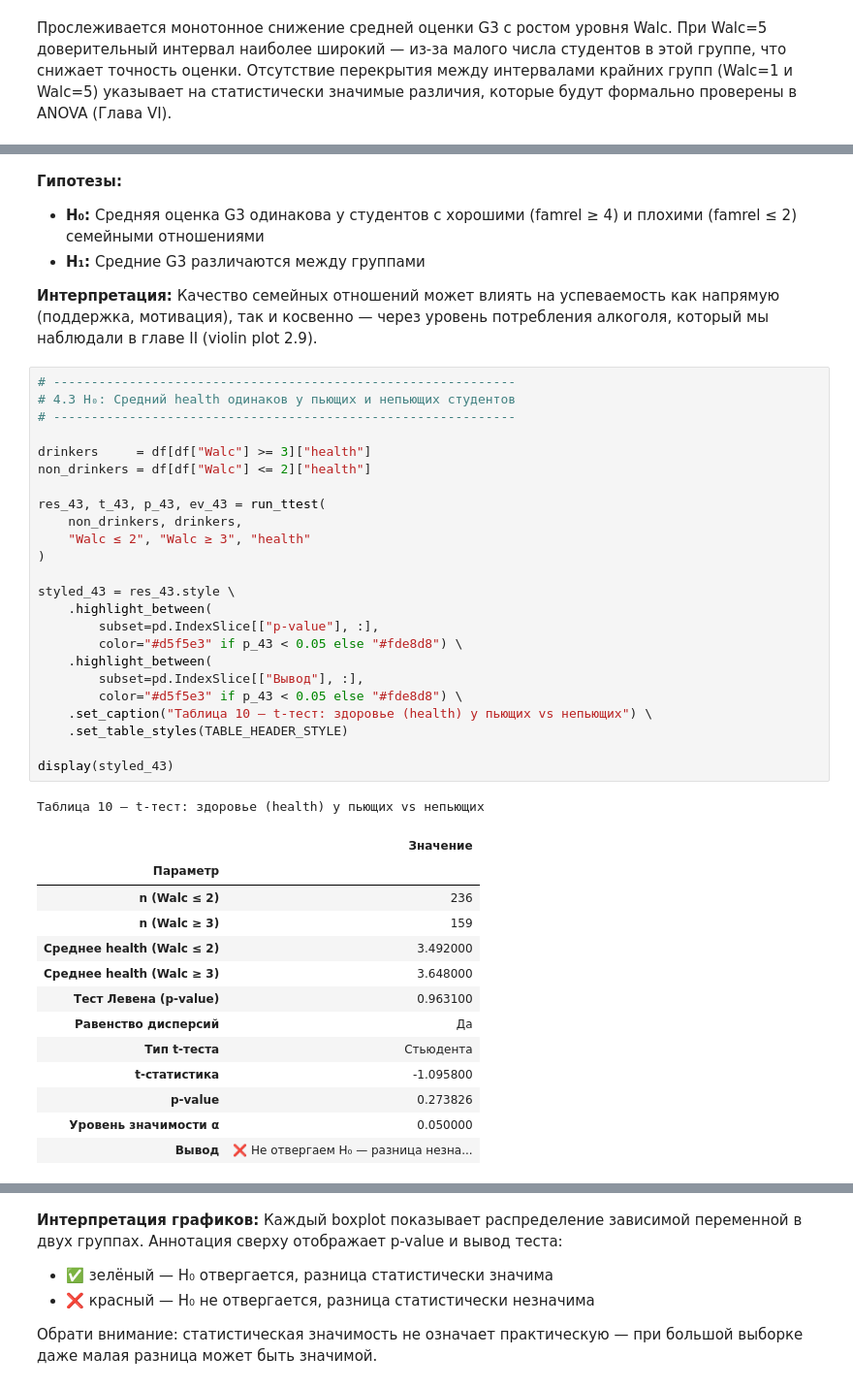
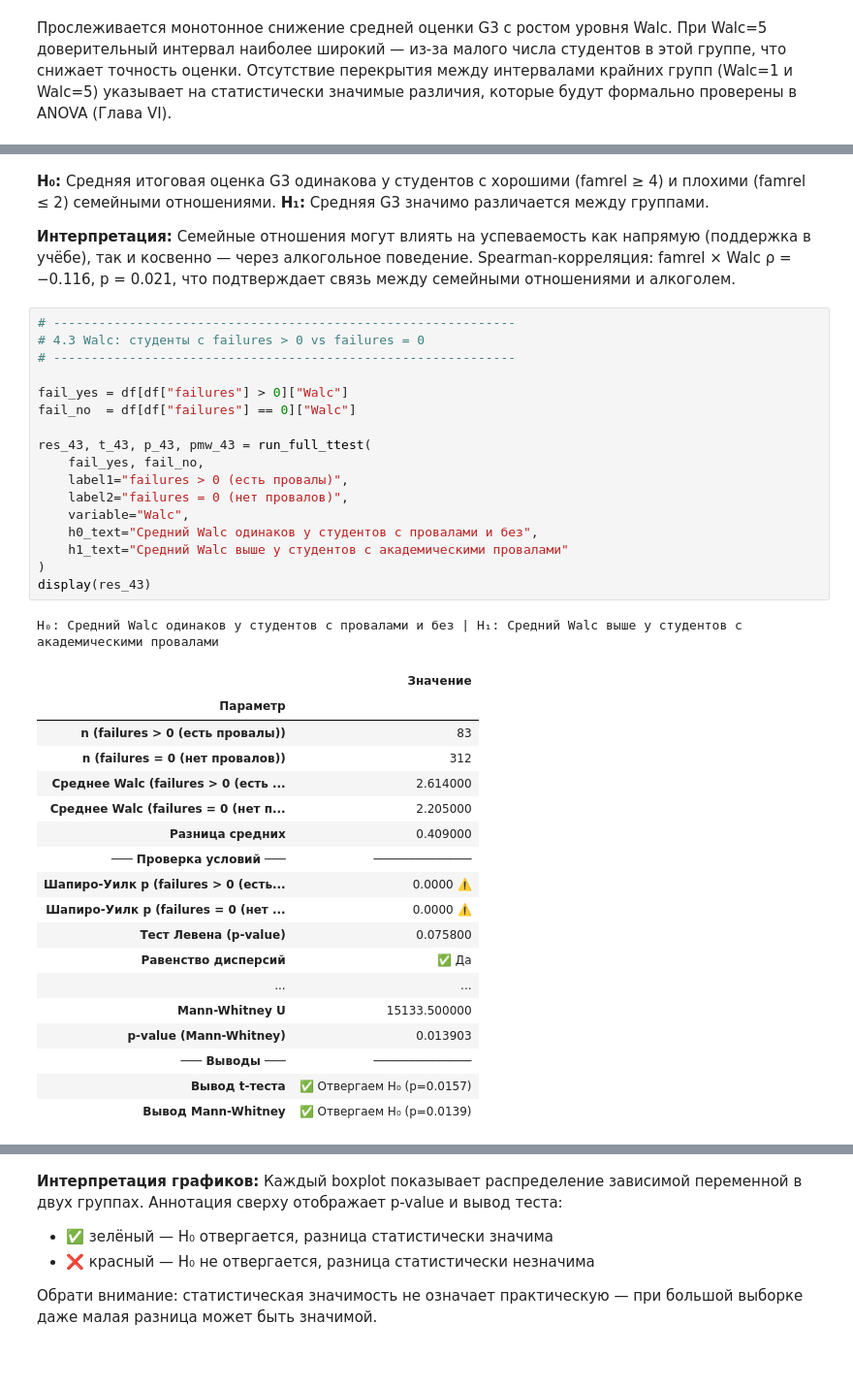
Before and after one commit to falcon-ov/msad-lab1, a Jupyter notebook: lab1.ipynb, the cells around one changed output, grey strips where cells are left out. Shown at 97% size. Cells and saved outputs as stored; diff of their text form; blank space fills up the shorter version.

```diff
--- a/lab1.ipynb
+++ b/lab1.ipynb
@@ -1071,50 +1169,48 @@ display(styled_42)
 # %% [markdown]
-**Гипотезы:**
-- **H₀:** Средняя оценка G3 одинакова у студентов с хорошими (famrel ≥ 4)
-  и плохими (famrel ≤ 2) семейными отношениями
-- **H₁:** Средние G3 различаются между группами
+**H₀:** Средняя итоговая оценка G3 одинакова у студентов с хорошими
+(famrel ≥ 4) и плохими (famrel ≤ 2) семейными отношениями.
+**H₁:** Средняя G3 значимо различается между группами.
 
 **Интерпретация:**
-Качество семейных отношений может влиять на успеваемость как напрямую
-(поддержка, мотивация), так и косвенно — через уровень потребления алкоголя,
-который мы наблюдали в главе II (violin plot 2.9).
+Семейные отношения могут влиять на успеваемость как напрямую
+(поддержка в учёбе), так и косвенно — через алкогольное поведение.
+Spearman-корреляция: famrel × Walc ρ = −0.116, p = 0.021,
+что подтверждает связь между семейными отношениями и алкоголем.
 # %%
 # -------------------------------------------------------------
-# 4.3 H₀: Средний health одинаков у пьющих и непьющих студентов
+# 4.3 Walc: студенты с failures > 0 vs failures = 0
 # -------------------------------------------------------------
 
-drinkers     = df[df["Walc"] >= 3]["health"]
-non_drinkers = df[df["Walc"] <= 2]["health"]
+fail_yes = df[df["failures"] > 0]["Walc"]
+fail_no  = df[df["failures"] == 0]["Walc"]
 
-res_43, t_43, p_43, ev_43 = run_ttest(
-    non_drinkers, drinkers,
-    "Walc ≤ 2", "Walc ≥ 3", "health"
+res_43, t_43, p_43, pmw_43 = run_full_ttest(
+    fail_yes, fail_no,
+    label1="failures > 0 (есть провалы)",
+    label2="failures = 0 (нет провалов)",
+    variable="Walc",
+    h0_text="Средний Walc одинаков у студентов с провалами и без",
+    h1_text="Средний Walc выше у студентов с академическими провалами"
 )
-
-styled_43 = res_43.style \
-    .highlight_between(
-        subset=pd.IndexSlice[["p-value"], :],
-        color="#d5f5e3" if p_43 < 0.05 else "#fde8d8") \
-    .highlight_between(
-        subset=pd.IndexSlice[["Вывод"], :],
-        color="#d5f5e3" if p_43 < 0.05 else "#fde8d8") \
-    .set_caption("Таблица 10 — t-тест: здоровье (health) у пьющих vs непьющих") \
-    .set_table_styles(TABLE_HEADER_STYLE)
-
-display(styled_43)
+display(res_43)
 # %% [output]
-Таблица 10 — t-тест: здоровье (health) у пьющих vs непьющих
+H₀: Средний Walc одинаков у студентов с провалами и без | H₁: Средний Walc выше у студентов с академическими провалами
 |  | Значение |
 | Параметр |  |
-| n (Walc ≤ 2) | 236 |
-| n (Walc ≥ 3) | 159 |
-| Среднее health (Walc ≤ 2) | 3.492000 |
-| Среднее health (Walc ≥ 3) | 3.648000 |
-| Тест Левена (p-value) | 0.963100 |
-| Равенство дисперсий | Да |
-| Тип t-теста | Стьюдента |
-| t-статистика | -1.095800 |
-| p-value | 0.273826 |
-| Уровень значимости α | 0.050000 |
-| Вывод | ❌ Не отвергаем H₀ — разница незна... |
+| n (failures > 0 (есть провалы)) | 83 |
+| n (failures = 0 (нет провалов)) | 312 |
+| Среднее Walc (failures > 0 (есть ... | 2.614000 |
+| Среднее Walc (failures = 0 (нет п... | 2.205000 |
+| Разница средних | 0.409000 |
+| ─── Проверка условий ─── | ────────────── |
+| Шапиро-Уилк p (failures > 0 (есть... | 0.0000 ⚠️ |
+| Шапиро-Уилк p (failures = 0 (нет ... | 0.0000 ⚠️ |
+| Тест Левена (p-value) | 0.075800 |
+| Равенство дисперсий | ✅ Да |
+| ... | ... |
+| Mann-Whitney U | 15133.500000 |
+| p-value (Mann-Whitney) | 0.013903 |
+| ─── Выводы ─── | ────────────── |
+| Вывод t-теста | ✅ Отвергаем H₀ (p=0.0157) |
+| Вывод Mann-Whitney | ✅ Отвергаем H₀ (p=0.0139) |
 # %% [markdown]
```
Also changed, not shown: parts of 37 cells of this notebook, 5 other files.
